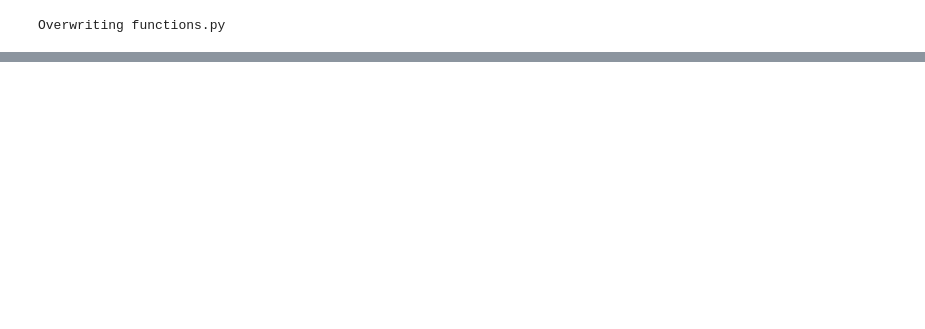
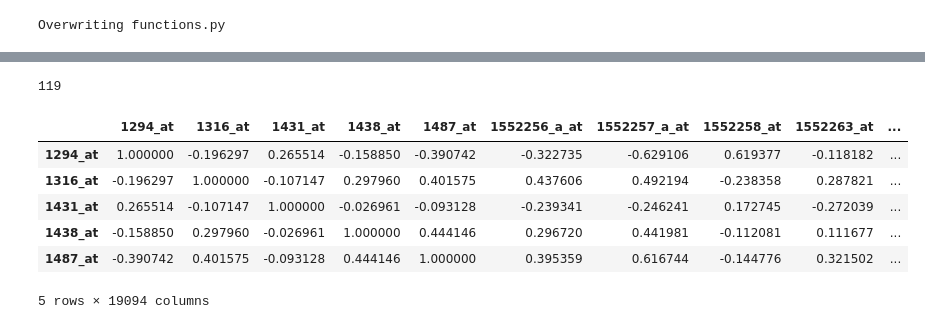
Before and after one commit to Natalia-Rodrigo/Mid_bootcam_project, a Jupyter notebook: notebooks/cleaning_functions.ipynb, the cells around one changed output, grey strips where cells are left out. Drawn from its saved outputs; the diff is of its cells as text; code cells hidden in the pictures; blank space fills up the shorter version.

```diff
--- a/notebooks/cleaning_functions.ipynb
+++ b/notebooks/cleaning_functions.ipynb
@@ -278,0 +367,4 @@ Overwriting functions.py
+# %%
+print(len(b))
+# %% [output]
+119
@@ -278,0 +373,10 @@ Overwriting functions.py
+# %%
+corr.head()
+# %% [output]
+|  | 1294_at | 1316_at | 1431_at | 1438_at | 1487_at | 1552256_a_at | 1552257_a_at | 1552258_at | 1552263_at | ... |
+| 1294_at | 1.000000 | -0.196297 | 0.265514 | -0.158850 | -0.390742 | -0.322735 | -0.629106 | 0.619377 | -0.118182 | ... |
+| 1316_at | -0.196297 | 1.000000 | -0.107147 | 0.297960 | 0.401575 | 0.437606 | 0.492194 | -0.238358 | 0.287821 | ... |
+| 1431_at | 0.265514 | -0.107147 | 1.000000 | -0.026961 | -0.093128 | -0.239341 | -0.246241 | 0.172745 | -0.272039 | ... |
+| 1438_at | -0.158850 | 0.297960 | -0.026961 | 1.000000 | 0.444146 | 0.296720 | 0.441981 | -0.112081 | 0.111677 | ... |
+| 1487_at | -0.390742 | 0.401575 | -0.093128 | 0.444146 | 1.000000 | 0.395359 | 0.616744 | -0.144776 | 0.321502 | ... |
+5 rows × 19094 columns
```
Also changed, not shown: parts of 10 cells of this notebook, 1 other file.
